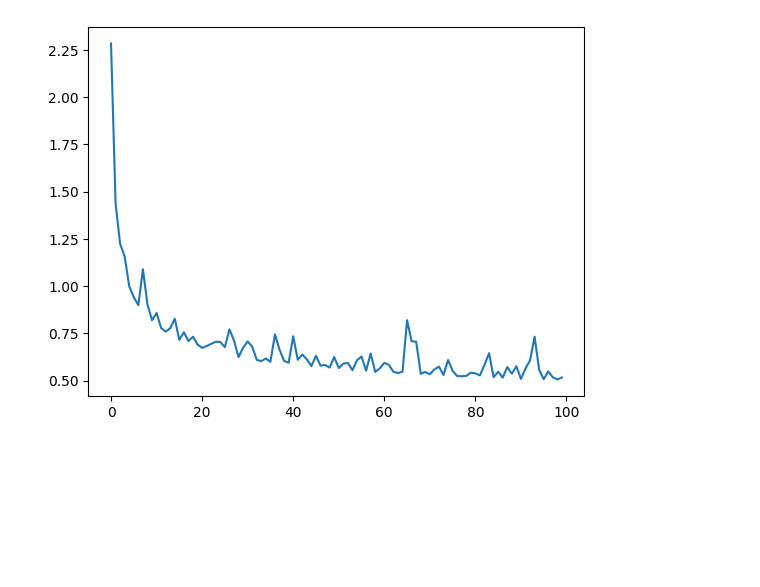
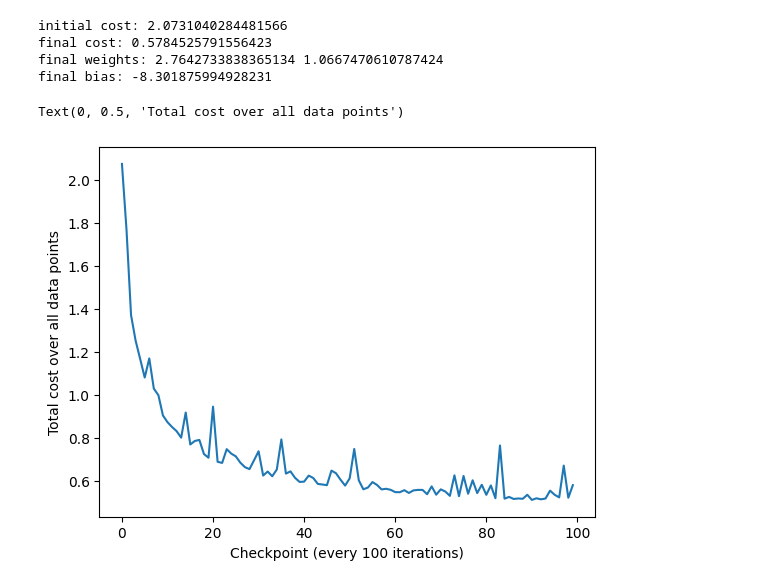
Before and after one commit to chowdhur/nlp_work, a Jupyter notebook: flowers_rajdeep.ipynb, the cells around one changed output. Drawn from its saved outputs; the diff is of its cells as text; code cells hidden in the pictures; blank space fills up the shorter version.

```diff
--- a/flowers_rajdeep.ipynb
+++ b/flowers_rajdeep.ipynb
@@ -55,62 +62,72 @@ fig = plt.plot(X, sigmoid_p(X), c="r") # sigmoid_p in red
 # %%
 # train
 
 def train():
-    #random init of weights
-    w1 = np.random.randn()
-    w2 = np.random.randn()
-    b = np.random.randn()
+    # random init of weights
+    w1 = np.random.randn()  # weight for the length input
+    w2 = np.random.randn()  # weight for the width input
+    b = np.random.randn()   # bias term
 
-    iterations = 10000
-    learning_rate = 0.1
+    iterations = 10000       # number of training steps (one random data point per step)
+    learning_rate = 0.1      # step size for gradient descent updates
     costs = [] # keep costs during training, see if they go down
 
     for i in range(iterations):
         # get a random point
-        ri = np.random.randint(len(data))
-        point = data[ri]
+        ri = np.random.randint(len(data))  # pick a random index into the dataset
+        point = data[ri]                    # the sampled (length, width, type) point
 
-        z = point[0] * w1 + point[1] * w2 + b
+        z = point[0] * w1 + point[1] * w2 + b  # weighted sum (pre-activation) for this point
         pred = sigmoid(z) # networks prediction
 
-        target = point[2]
+        target = point[2]  # the true label (0 or 1) for this point
 
         # cost for current random point
-        cost = np.square(pred - target)
+        cost = np.square(pred - target)  # squared error between prediction and target
 
-        # print the cost over all data points every 1k iters
+        # print the cost over all data points every 100 iters
         if i % 100 == 0:
-            c = 0
+            c = 0  # accumulator for total cost across the whole dataset
             for j in range(len(data)):
-                p = data[j]
-                p_pred = sigmoid(w1 * p[0] + w2 * p[1] + b)
-                c += np.square(p_pred - p[2])
-            costs.append(c)
+                p = data[j]  # j-th data point
+                p_pred = sigmoid(w1 * p[0] + w2 * p[1] + b)  # prediction for that point with current weights
+                c += np.square(p_pred - p[2])  # add its squared error to the running total
+            costs.append(c)  # record the total cost at this checkpoint
 
-        dcost_dpred = 2 * (pred - target)
-        dpred_dz = sigmoid_p(z)
+        dcost_dpred = 2 * (pred - target)  # derivative of squared-error cost w.r.t. the prediction
+        dpred_dz = sigmoid_p(z)             # derivative of sigmoid w.r.t. z (chain rule step)
 
-        dz_dw1 = point[0]
-        dz_dw2 = point[1]
-        dz_db = 1
+        dz_dw1 = point[0]  # derivative of z w.r.t. w1 is just the length input
+        dz_dw2 = point[1]  # derivative of z w.r.t. w2 is just the width input
+        dz_db = 1          # derivative of z w.r.t. the bias is always 1
 
-        dcost_dz = dcost_dpred * dpred_dz
+        dcost_dz = dcost_dpred * dpred_dz  # chain rule: dcost/dz = dcost/dpred * dpred/dz
 
-        dcost_dw1 = dcost_dz * dz_dw1
-        dcost_dw2 = dcost_dz * dz_dw2
-        dcost_db = dcost_dz * dz_db
+        dcost_dw1 = dcost_dz * dz_dw1  # chain rule: gradient of cost w.r.t. w1
+        dcost_dw2 = dcost_dz * dz_dw2  # chain rule: gradient of cost w.r.t. w2
+        dcost_db = dcost_dz * dz_db    # chain rule: gradient of cost w.r.t. b
 
-        w1 = w1 - learning_rate * dcost_dw1
-        w2 = w2 - learning_rate * dcost_dw2
-        b = b - learning_rate * dcost_db
+        w1 = w1 - learning_rate * dcost_dw1  # gradient descent update for w1
+        w2 = w2 - learning_rate * dcost_dw2  # gradient descent update for w2
+        b = b - learning_rate * dcost_db      # gradient descent update for b
 
-    return costs, w1, w2, b
+    return costs, w1, w2, b  # return the cost history and the learned parameters
 
-costs, w1, w2, b = train()
-
+costs, w1, w2, b = train()  # run training and unpack the learned parameters
+print("initial cost:", costs[0])
+print("final cost:", costs[-1])
+print("final weights:", w1, w2)
+print("final bias:", b)
 fig = plt.plot(costs)
+plt.xlabel("Checkpoint (every 100 iterations)")
+plt.ylabel("Total cost over all data points")
 # %% [output]
+initial cost: 2.0731040284481566
+final cost: 0.5784525791556423
+final weights: 2.7642733838365134 1.0667470610787424
+final bias: -8.301875994928231
+Text(0, 0.5, 'Total cost over all data points')
-[figure, old version]
+[figure, new version]
 # %%
 # predict what the myster flower is!
 
```
Also changed, not shown: parts of 5 cells of this notebook.
